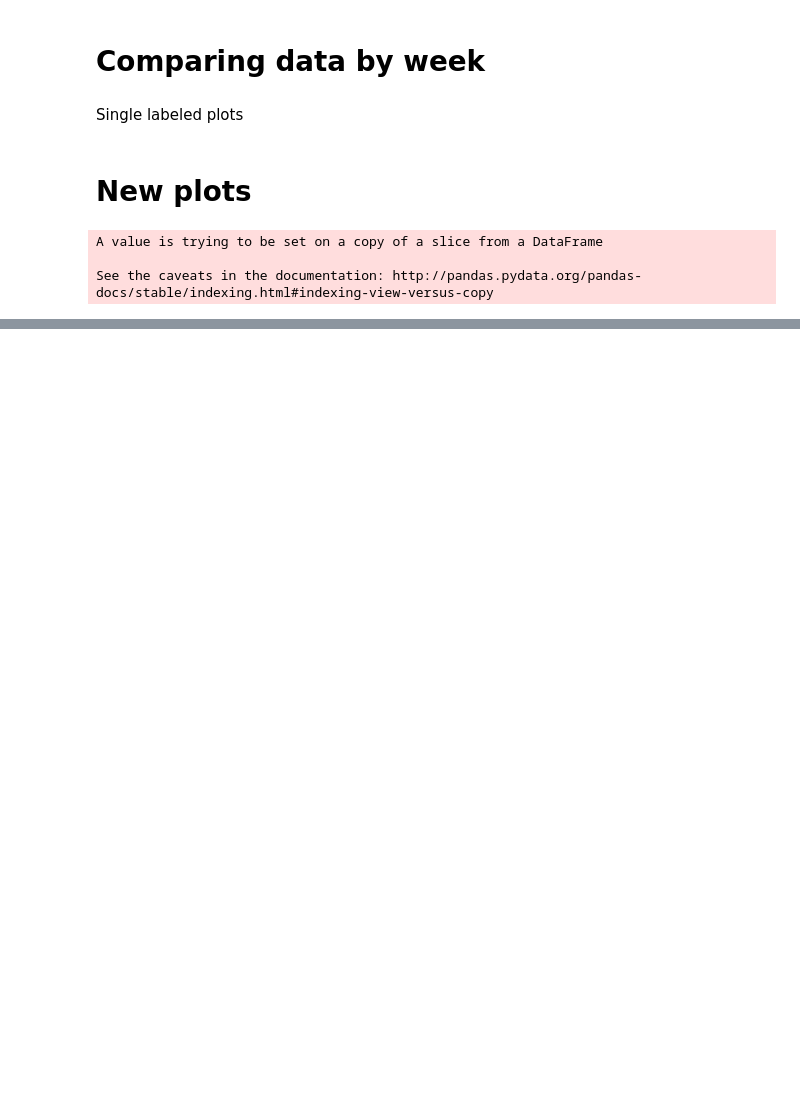
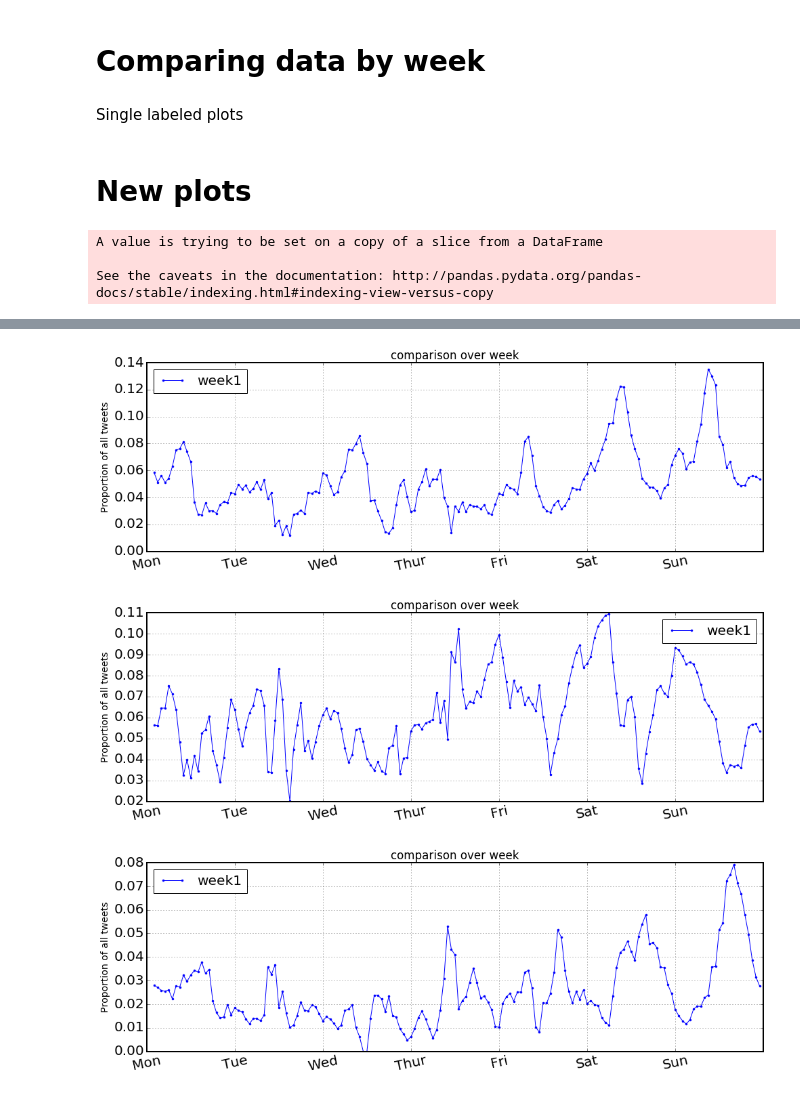
Before and after one commit to tj2huang/nyu-twipsy, a Jupyter notebook: Plot by week.ipynb, the cells around one changed output, grey strips where cells are left out. Drawn from its saved outputs; the diff is of its cells as text; code cells hidden in the pictures; blank space fills up the shorter version.

```diff
--- a/Plot by week.ipynb
+++ b/Plot by week.ipynb
@@ -119,0 +171,10 @@ compare_fpl_weeks(reflecting, '')
+# %%
+keywords = set('''drink drinker drinks drinking drank wine champgne alcohol alcoholics alcoholism beer beers bottle bottles
+    pint pints cocktail cocktails bar brewery lounge pub liquor booze vodka tequila gin ciroc margarita margaritas shot shots
+    ale whiskey lager tipsy drunk sober wasted pregame pregaming'''.split())
+
+def prefilter(text):
+    return bool(set(text.split()).intersection(keywords))
+# %%
+%%time
+drinking = df[df.text.apply(prefilter)]
@@ -119,0 +209,8 @@ compare_fpl_weeks(reflecting, '')
+# %%
+compare_fpl_weeks([drinking['casual']], '')
+compare_fpl_weeks([drinking['looking']], '')
+compare_fpl_weeks([drinking['reflecting']], '')
+# %% [output]
+[figure, added]
+[figure, added]
+[figure, added]
```
Also changed, not shown: parts of 17 cells of this notebook, 1 other file.
